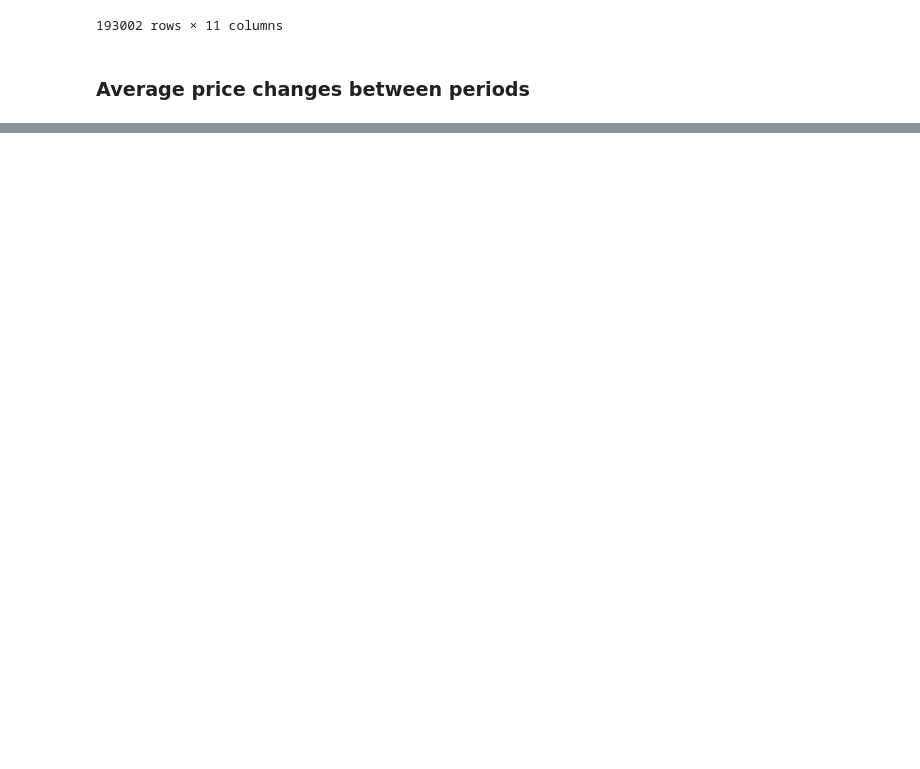
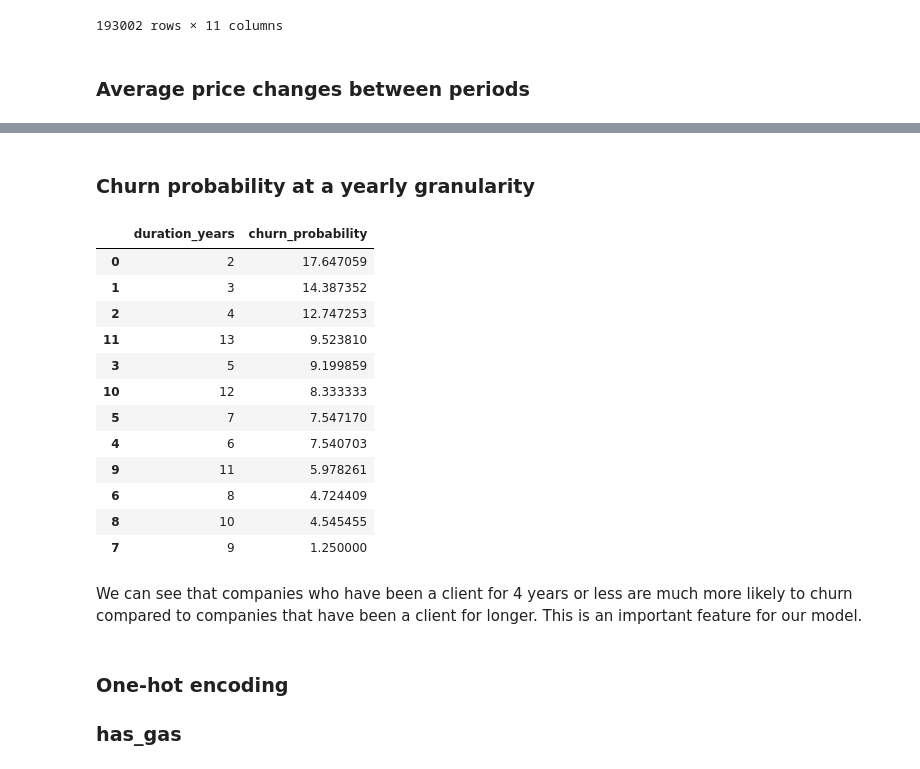
Before and after one commit to Anoutsala/BCG_X_Customer_Churning_Predictions, a Jupyter notebook: Customer_churning_prediction.ipynb, the cells around one changed output, grey strips where cells are left out. Saved outputs shown, nothing was run; the diff lists cells and outputs as text; code cells hidden in the pictures; blank space fills up the shorter version.

```diff
--- a/Customer_churning_prediction.ipynb
+++ b/Customer_churning_prediction.ipynb
@@ -560,0 +565,36 @@ average_price_changes.head()
+# %% [markdown]
+### Churn probability at a yearly granularity
+# %%
+# Calculate the duration in months
+df['duration_years'] = ((df['date_end'] - df['date_activ']) / pd.Timedelta(days=365)).astype(int)
+
+# Group by 'duration_years' and calculate churn probability
+churn_probability_by_duration = df.groupby('duration_years').agg(
+    total_clients=pd.NamedAgg(column='id', aggfunc='count'),
+    churned_clients=pd.NamedAgg(column='churn', aggfunc='sum')
+).reset_index()
+
+# Calculate churn probability
+churn_probability_by_duration['churn_probability'] = (churn_probability_by_duration['churned_clients'] / churn_probability_by_duration['total_clients']) * 100
+churn_probability_by_duration = churn_probability_by_duration.sort_values('churn_probability', ascending=False)
+churn_probability_by_duration[['duration_years', 'churn_probability']]
+# %% [output]
+|  | duration_years | churn_probability |
+| 0 | 2 | 17.647059 |
+| 1 | 3 | 14.387352 |
+| 2 | 4 | 12.747253 |
+| 11 | 13 | 9.523810 |
+| 3 | 5 | 9.199859 |
+| 10 | 12 | 8.333333 |
+| 5 | 7 | 7.547170 |
+| 4 | 6 | 7.540703 |
+| 9 | 11 | 5.978261 |
+| 6 | 8 | 4.724409 |
+| 8 | 10 | 4.545455 |
+| 7 | 9 | 1.250000 |
+# %% [markdown]
+We can see that companies who have been a client for 4 years or less are much more likely to churn compared to companies that have been a client for longer. This is an important feature for our model.
+# %% [markdown]
+### One-hot encoding
+
+### has_gas
```
Also changed, not shown: parts of 3 cells of this notebook.
